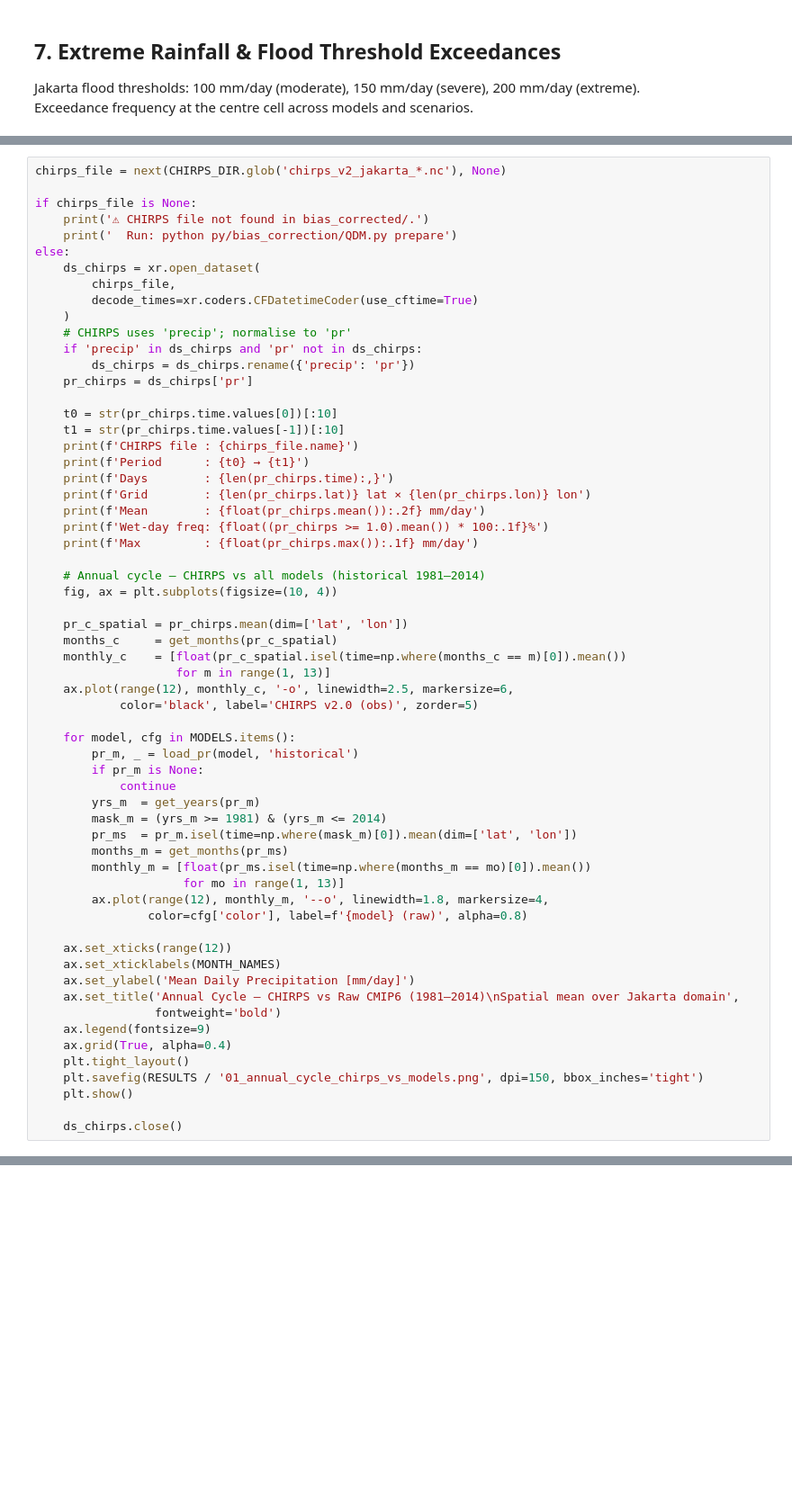
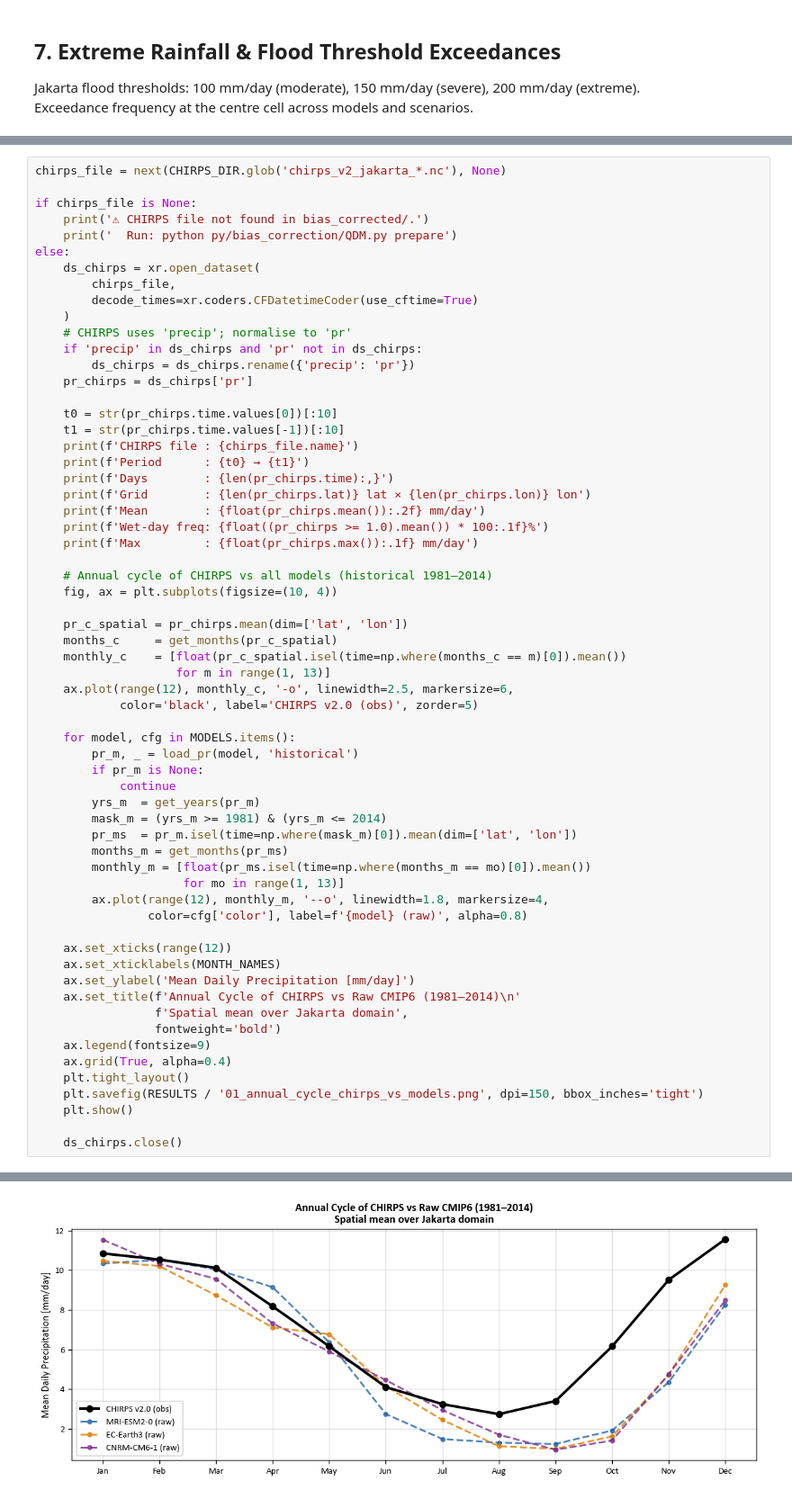
Before and after one commit to revianar/rainfall-erosivity-projection, a Jupyter notebook: py/notebooks/01_data_exploration.ipynb, the cells around one changed output, grey strips where cells are left out. Shown at 90% size. Drawn from its saved outputs; the diff is of its cells as text; blank space fills up the shorter version.

```diff
--- a/py/notebooks/01_data_exploration.ipynb
+++ b/py/notebooks/01_data_exploration.ipynb
@@ -644,7 +737,7 @@ else:
     print(f'Wet-day freq: {float((pr_chirps >= 1.0).mean()) * 100:.1f}%')
     print(f'Max         : {float(pr_chirps.max()):.1f} mm/day')
 
-    # Annual cycle — CHIRPS vs all models (historical 1981–2014)
+    # Annual cycle of CHIRPS vs all models (historical 1981–2014)
     fig, ax = plt.subplots(figsize=(10, 4))
 
     pr_c_spatial = pr_chirps.mean(dim=['lat', 'lon'])
@@ -670,7 +763,8 @@ else:
     ax.set_xticks(range(12))
     ax.set_xticklabels(MONTH_NAMES)
     ax.set_ylabel('Mean Daily Precipitation [mm/day]')
-    ax.set_title('Annual Cycle — CHIRPS vs Raw CMIP6 (1981–2014)\nSpatial mean over Jakarta domain',
+    ax.set_title(f'Annual Cycle of CHIRPS vs Raw CMIP6 (1981–2014)\n'
+                 f'Spatial mean over Jakarta domain',
                  fontweight='bold')
     ax.legend(fontsize=9)
     ax.grid(True, alpha=0.4)
@@ -679,3 +773,4 @@ else:
     plt.show()
 
     ds_chirps.close()
+# %% [output]
@@ -682,3 +784,4 @@ else:
+[figure, added]
 # %% [markdown]
 ## ✅ Summary
 
```
Also changed, not shown: parts of 20 cells of this notebook.
